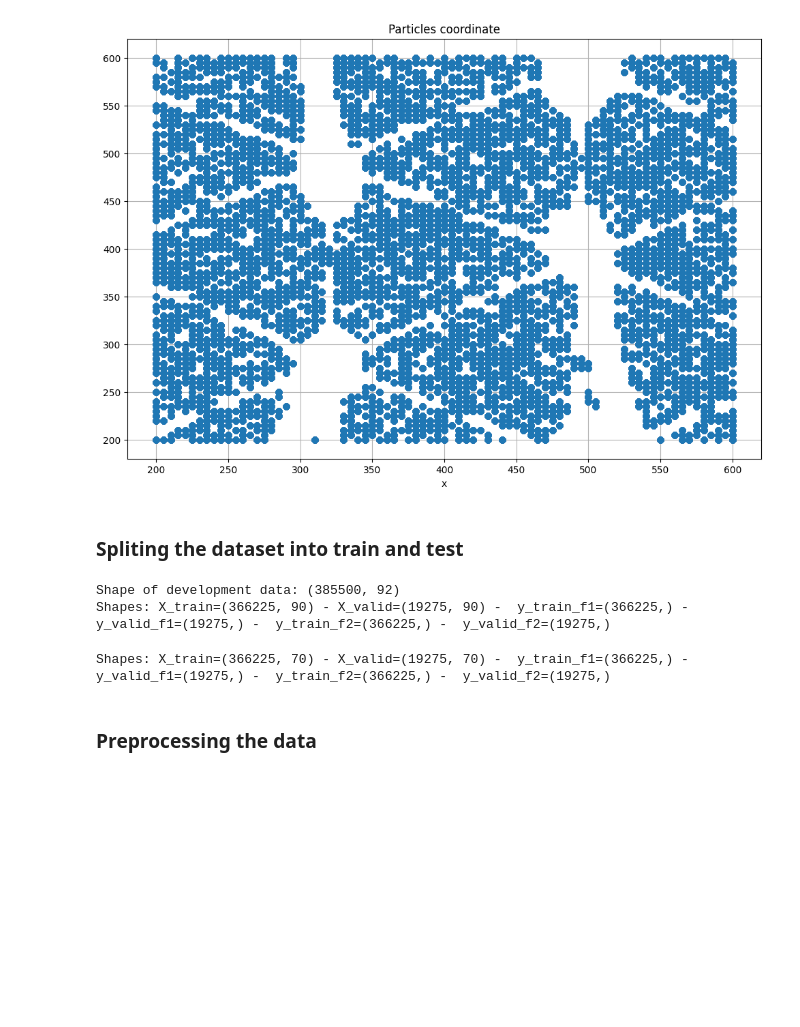
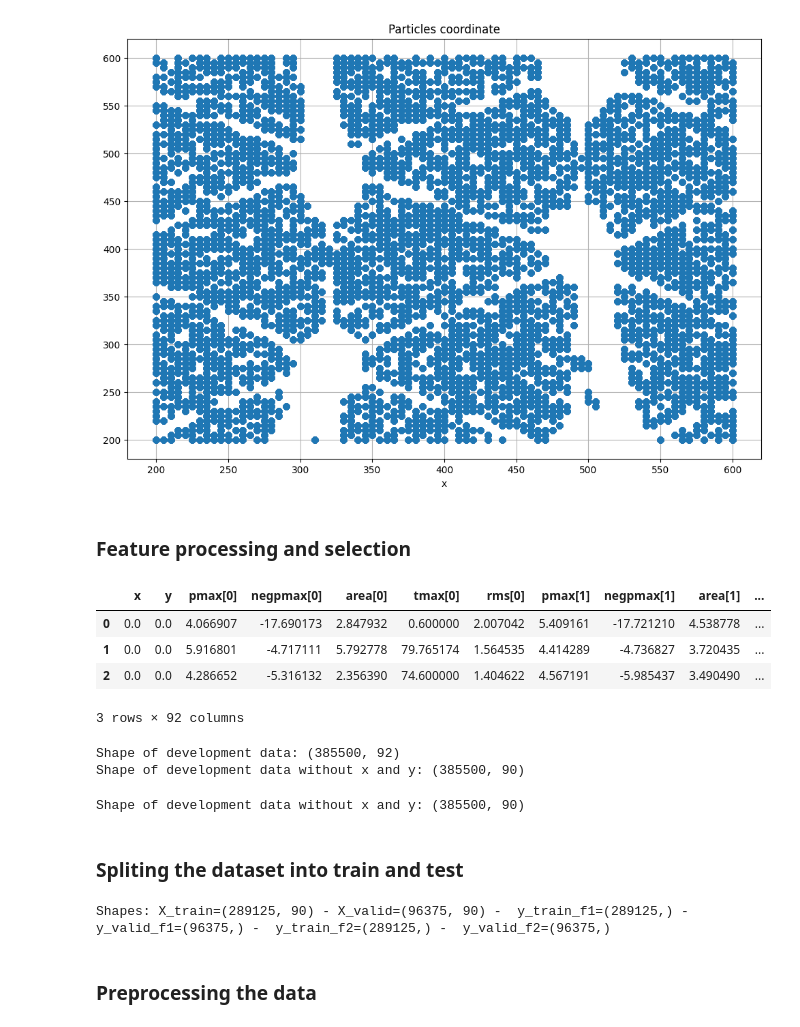
Before and after one commit to vellons/polito-ds-lab-exercises, a Jupyter notebook: exam/solution.ipynb, the cells around one changed output. Cells and saved outputs as stored; diff of their text form; code cells hidden in the pictures; blank space fills up the shorter version.

Commit message:
feat(exam): MinMaxScaler on x and y. The score is not better (more or less the same if applied onlòy on x and y, also tryed on all features)

```diff
--- a/exam/solution.ipynb
+++ b/exam/solution.ipynb
@@ -142,40 +142,60 @@ df_dev.plot(x="x", y="y", style="o", grid=True, title="Particles coordinate", le
 # %% [output]
 <Axes: title={'center': 'Particles coordinate'}, xlabel='x'>
 [figure]
+# %% [markdown]
+### Feature processing and selection
+# %%
+# Applying MinMaxScaler to x and y to scale them between 0 and 1
+from sklearn.preprocessing import MinMaxScaler
+
+# DOC: https://scikit-learn.org/stable/modules/generated/sklearn.preprocessing.MinMaxScaler.html
+scaler_xy = MinMaxScaler()
+# scaler_feats = MinMaxScaler()
+df_dev_scaled = df_dev.copy()
+
+df_dev_scaled[['x', 'y']] = scaler_xy.fit_transform(df_dev_scaled[['x', 'y']])
+# df_dev_scaled.iloc[:, 2:] = scaler_feats.fit_transform(df_dev_scaled.iloc[:, 2:])
+# %%
+# Now all the data is scaled between 0 and 1
+df_dev_scaled.head(3)
+# %% [output]
+|  | x | y | pmax[0] | negpmax[0] | area[0] | tmax[0] | rms[0] | pmax[1] | negpmax[1] | area[1] | ... |
+| 0 | 0.0 | 0.0 | 4.066907 | -17.690173 | 2.847932 | 0.600000 | 2.007042 | 5.409161 | -17.721210 | 4.538778 | ... |
+| 1 | 0.0 | 0.0 | 5.916801 | -4.717111 | 5.792778 | 79.765174 | 1.564535 | 4.414289 | -4.736827 | 3.720435 | ... |
+| 2 | 0.0 | 0.0 | 4.286652 | -5.316132 | 2.356390 | 74.600000 | 1.404622 | 4.567191 | -5.985437 | 3.490490 | ... |
+3 rows × 92 columns
+# %%
+print(f"Shape of development data: {df_dev_scaled.shape}")
+X_dev_full = df_dev_scaled.drop(columns=["x", "y"]).values  # Removing values of x and y that are the target values
+print(f"Shape of development data without x and y: {X_dev_full.shape}")
+# %% [output]
+Shape of development data: (385500, 92)
+Shape of development data without x and y: (385500, 90)
+# %%
+from sklearn.feature_selection import VarianceThreshold
+
+# Removes all low-variance features
+# Trying to remove pads that contains noise
+# DOC: https://scikit-learn.org/stable/modules/generated/sklearn.feature_selection.VarianceThreshold.html
+selector = VarianceThreshold(threshold=0.001)
+X_dev = selector.fit_transform(X_dev_full)
+print(f"Shape of development data without x and y: {X_dev.shape}")
+# %% [output]
+Shape of development data without x and y: (385500, 90)
 # %% [markdown]
 ### Spliting the dataset into train and test
 # %%
 from sklearn.model_selection import train_test_split
 
-print(f"Shape of development data: {df_dev.shape}")
-X_dev = df_dev.drop(columns=["x", "y"]).values  # Removing values of x and y that are the target values
-
-y_dev_f1 = df_dev.filter(["x"])["x"].values  # Target values for x (feature 1)
-y_dev_f2 = df_dev.filter(["y"])["y"].values  # Target values for y (feature 2)
+y_dev_f1 = df_dev_scaled.filter(["x"])["x"].values  # Target values for x (feature 1)
+y_dev_f2 = df_dev_scaled.filter(["y"])["y"].values  # Target values for y (feature 2)
 
 # DOC: https://scikit-learn.org/stable/modules/generated/sklearn.model_selection.train_test_split.html
-# I can pass an array to train_test_split :)
-test_size = 0.05 # Used 0.25 and 0.05 for final submission
+test_size = 0.25 # Used 0.25 and 0.05 for final submission
 X_train, X_valid, y_train_f1, y_valid_f1, y_train_f2, y_valid_f2 = train_test_split(X_dev, y_dev_f1, y_dev_f2, test_size=test_size, shuffle=True, random_state=12)
 print(f"Shapes: X_train={X_train.shape} - X_valid={X_valid.shape} -  y_train_f1={y_train_f1.shape} -  y_valid_f1={y_valid_f1.shape} -  y_train_f2={y_train_f2.shape} -  y_valid_f2={y_valid_f2.shape}")
 # %% [output]
-Shape of development data: (385500, 92)
-Shapes: X_train=(366225, 90) - X_valid=(19275, 90) -  y_train_f1=(366225,) -  y_valid_f1=(19275,) -  y_train_f2=(366225,) -  y_valid_f2=(19275,)
+Shapes: X_train=(289125, 90) - X_valid=(96375, 90) -  y_train_f1=(289125,) -  y_valid_f1=(96375,) -  y_train_f2=(289125,) -  y_valid_f2=(96375,)
-# %%
-from sklearn.feature_selection import VarianceThreshold
-
-# Removes all low-variance features
-# Trying to remove pads that contains noise
-# DOC: https://scikit-learn.org/stable/modules/generated/sklearn.feature_selection.VarianceThreshold.html
-selector = VarianceThreshold(threshold=0.35)
-X_train = selector.fit_transform(X_train)
-
-# Apply the same transformation
-X_valid = selector.transform(X_valid)
-
-print(f"Shapes: X_train={X_train.shape} - X_valid={X_valid.shape} -  y_train_f1={y_train_f1.shape} -  y_valid_f1={y_valid_f1.shape} -  y_train_f2={y_train_f2.shape} -  y_valid_f2={y_valid_f2.shape}")
-# %% [output]
-Shapes: X_train=(366225, 70) - X_valid=(19275, 70) -  y_train_f1=(366225,) -  y_valid_f1=(19275,) -  y_train_f2=(366225,) -  y_valid_f2=(19275,)
 # %% [markdown]
 ### Preprocessing the data
 # %%
```
Also changed, not shown: parts of 10 cells of this notebook.
